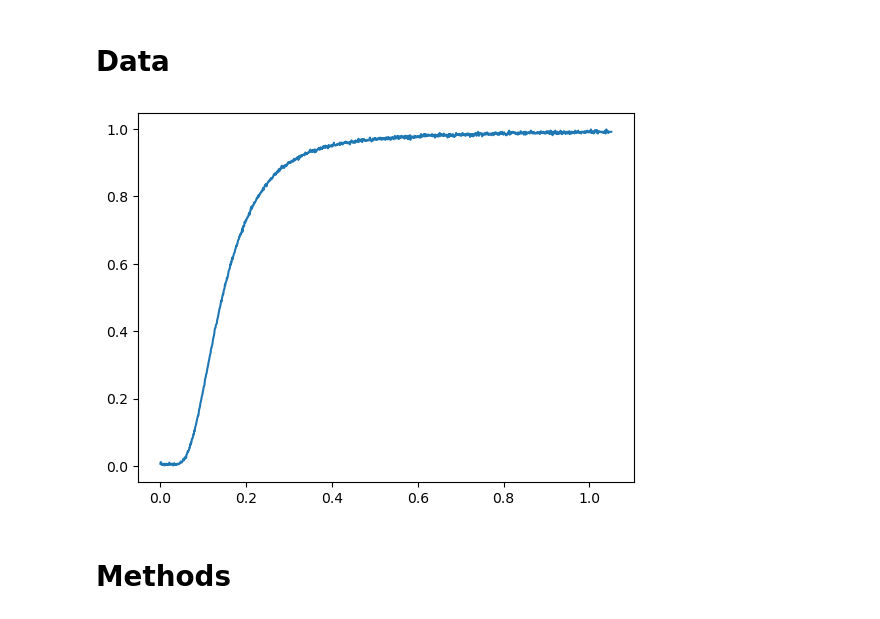
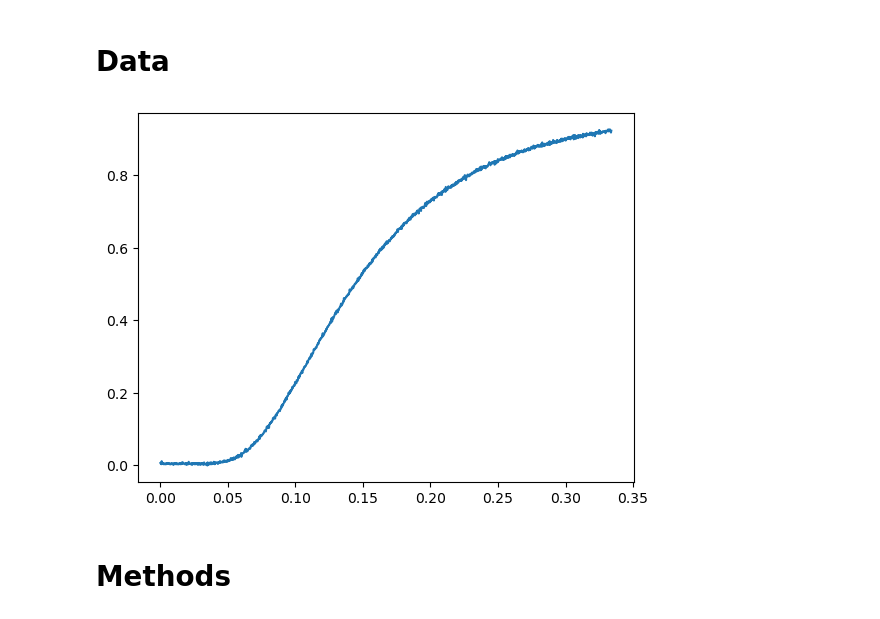
Before and after one commit to louis-sh-nguyen/object-oriented-pemeation-analysis, a Jupyter notebook: notebooks/minimisation_methods.ipynb, the cells around one changed output. Cells and saved outputs as stored; diff of their text form; code cells hidden in the pictures.

```diff
--- a/notebooks/minimisation_methods.ipynb
+++ b/notebooks/minimisation_methods.ipynb
@@ -23,34 +23,35 @@ exp_data = pd.read_excel(data_path)
 model = FVTModel.from_parameters(
         pressure=50,
         temperature=25,
         thickness=0.1,
         diameter=1.0,
         flowrate=8.0,
         DT_0=2.38e-7,
         D1_prime=1.0,   # placeholder
     )
 # Preprocess data and calculate tau
 processed_exp_data = preprocess_data(
     exp_data,
     thickness=model.params.transport.thickness,
     diameter=model.params.transport.diameter,
     flowrate=model.params.transport.flowrate,
     temp_celsius=model.params.base.temperature,
+    stabilisation_threshold=0.005,
     truncate_at_stabilisation=True,
 )
 
 # Create 'tau' column
 processed_exp_data['tau'] = model.params.transport.DT_0 * processed_exp_data['time'] / model.params.transport.thickness**2
 
 # Downsample to 1000 points for faster optimization
 if len(processed_exp_data) > 1000:
     n = len(processed_exp_data) // 1000
     processed_exp_data = processed_exp_data.iloc[::n].reset_index(drop=True)
 
 plt.plot(processed_exp_data['tau'], processed_exp_data['normalised_flux'])
 plt.show()
 # %% [output]
-[figure, old version]
+[figure, new version]
 # %% [markdown]
 # Methods
 # %% [markdown]
```
Also changed, not shown: parts of 2 cells of this notebook, 4 other files.
